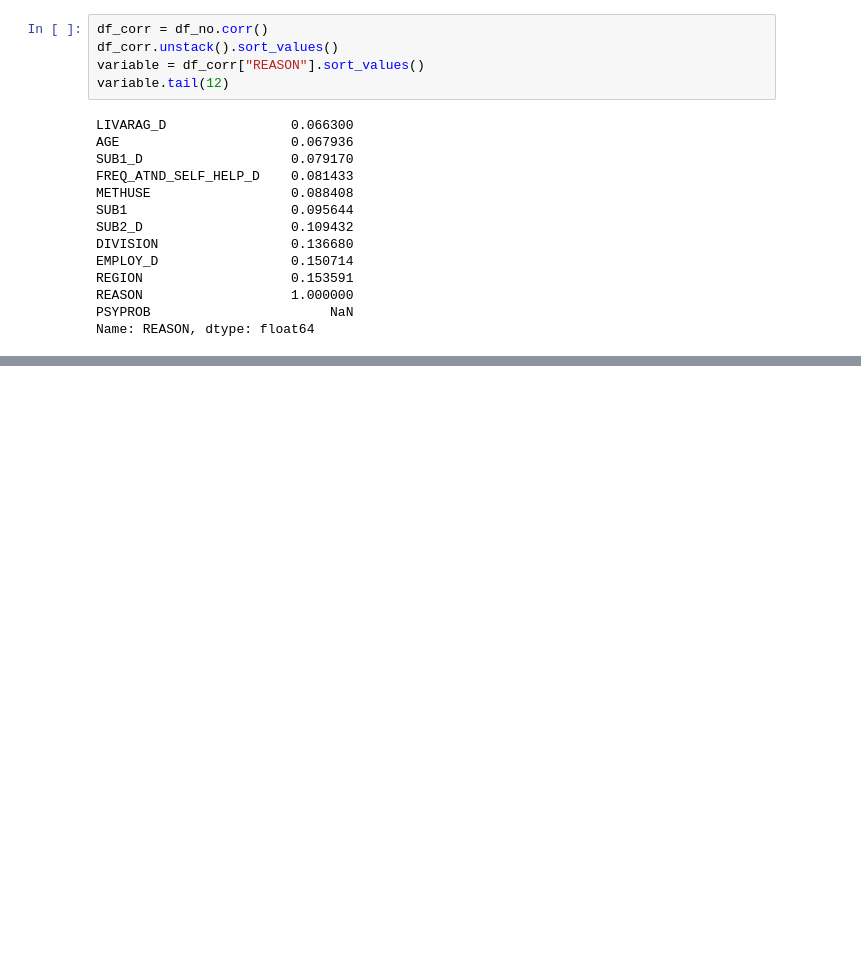
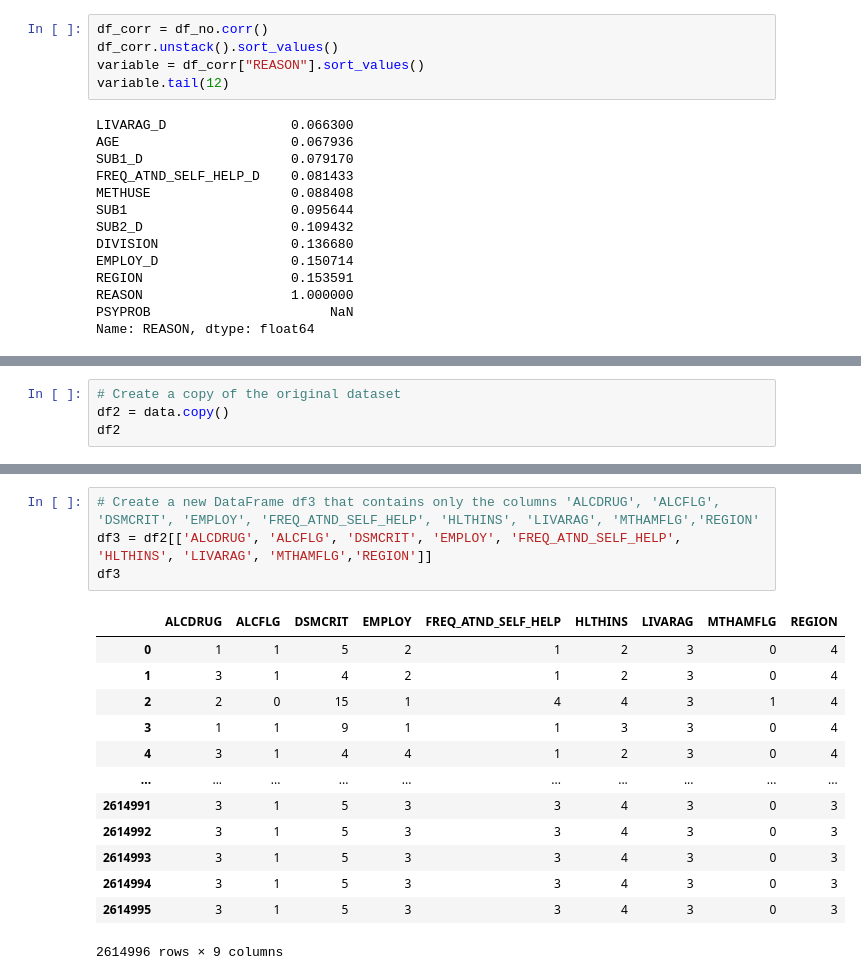
Before and after one commit to MWatkins87/House_of_Hope, a Jupyter notebook: beau.ipynb, the cells around one changed output, grey strips where cells are left out. Saved outputs shown, nothing was run; the diff lists cells and outputs as text; blank space fills up the shorter version.

```diff
--- a/beau.ipynb
+++ b/beau.ipynb
@@ -625,0 +711,4 @@ Name: REASON, dtype: float64
+# %%
+# Create a copy of the original dataset
+df2 = data.copy()
+df2
@@ -625,0 +729,18 @@ Name: REASON, dtype: float64
+# %%
+# Create a new DataFrame df3 that contains only the columns 'ALCDRUG', 'ALCFLG', 'DSMCRIT', 'EMPLOY', 'FREQ_ATND_SELF_HELP', 'HLTHINS', 'LIVARAG', 'MTHAMFLG','REGION'
+df3 = df2[['ALCDRUG', 'ALCFLG', 'DSMCRIT', 'EMPLOY', 'FREQ_ATND_SELF_HELP', 'HLTHINS', 'LIVARAG', 'MTHAMFLG','REGION']]
+df3
+# %% [output]
+|  | ALCDRUG | ALCFLG | DSMCRIT | EMPLOY | FREQ_ATND_SELF_HELP | HLTHINS | LIVARAG | MTHAMFLG | REGION |
+| 0 | 1 | 1 | 5 | 2 | 1 | 2 | 3 | 0 | 4 |
+| 1 | 3 | 1 | 4 | 2 | 1 | 2 | 3 | 0 | 4 |
+| 2 | 2 | 0 | 15 | 1 | 4 | 4 | 3 | 1 | 4 |
+| 3 | 1 | 1 | 9 | 1 | 1 | 3 | 3 | 0 | 4 |
+| 4 | 3 | 1 | 4 | 4 | 1 | 2 | 3 | 0 | 4 |
+| ... | ... | ... | ... | ... | ... | ... | ... | ... | ... |
+| 2614991 | 3 | 1 | 5 | 3 | 3 | 4 | 3 | 0 | 3 |
+| 2614992 | 3 | 1 | 5 | 3 | 3 | 4 | 3 | 0 | 3 |
+| 2614993 | 3 | 1 | 5 | 3 | 3 | 4 | 3 | 0 | 3 |
+| 2614994 | 3 | 1 | 5 | 3 | 3 | 4 | 3 | 0 | 3 |
+| 2614995 | 3 | 1 | 5 | 3 | 3 | 4 | 3 | 0 | 3 |
+2614996 rows × 9 columns
```
Also changed, not shown: parts of 7 cells of this notebook.
